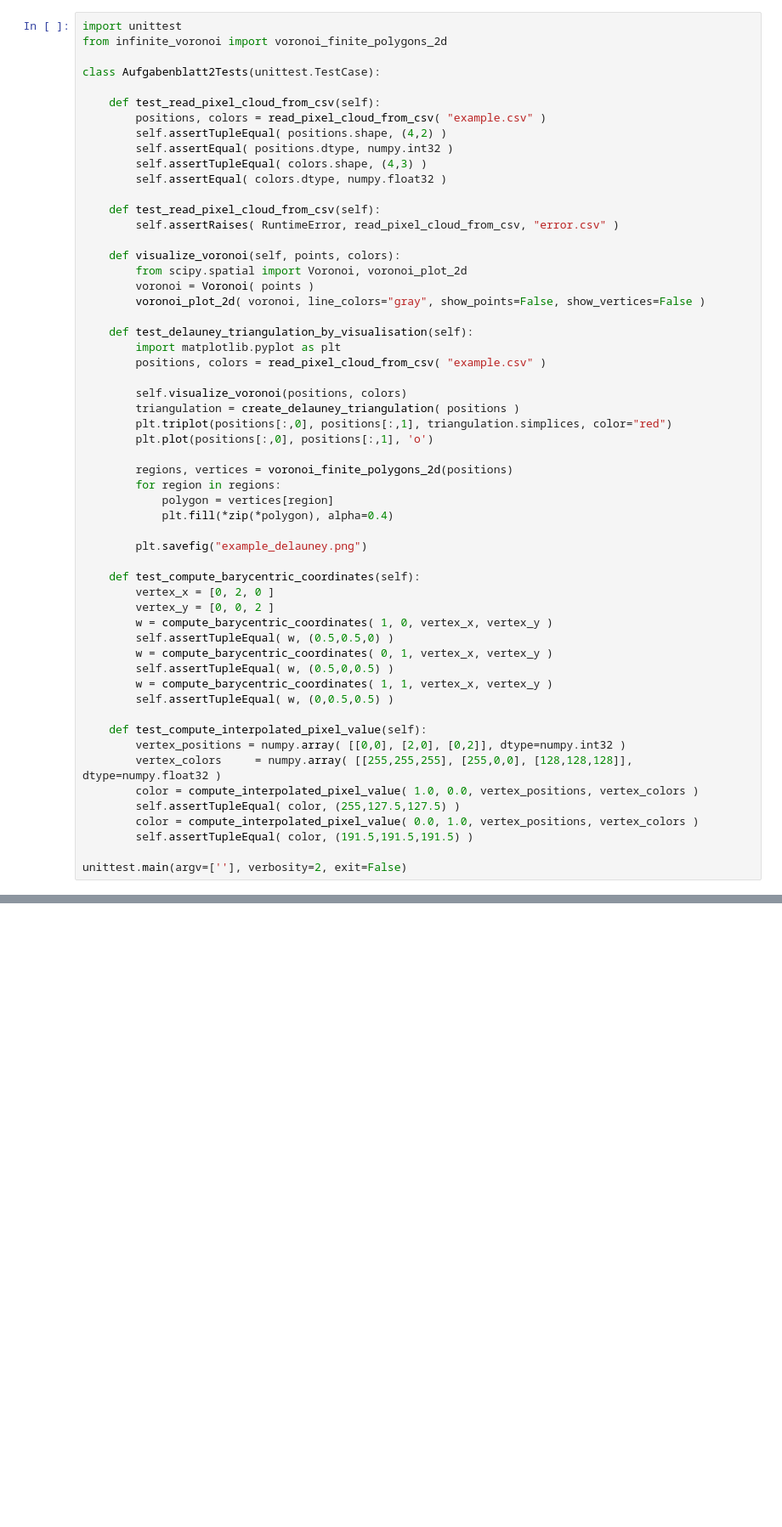
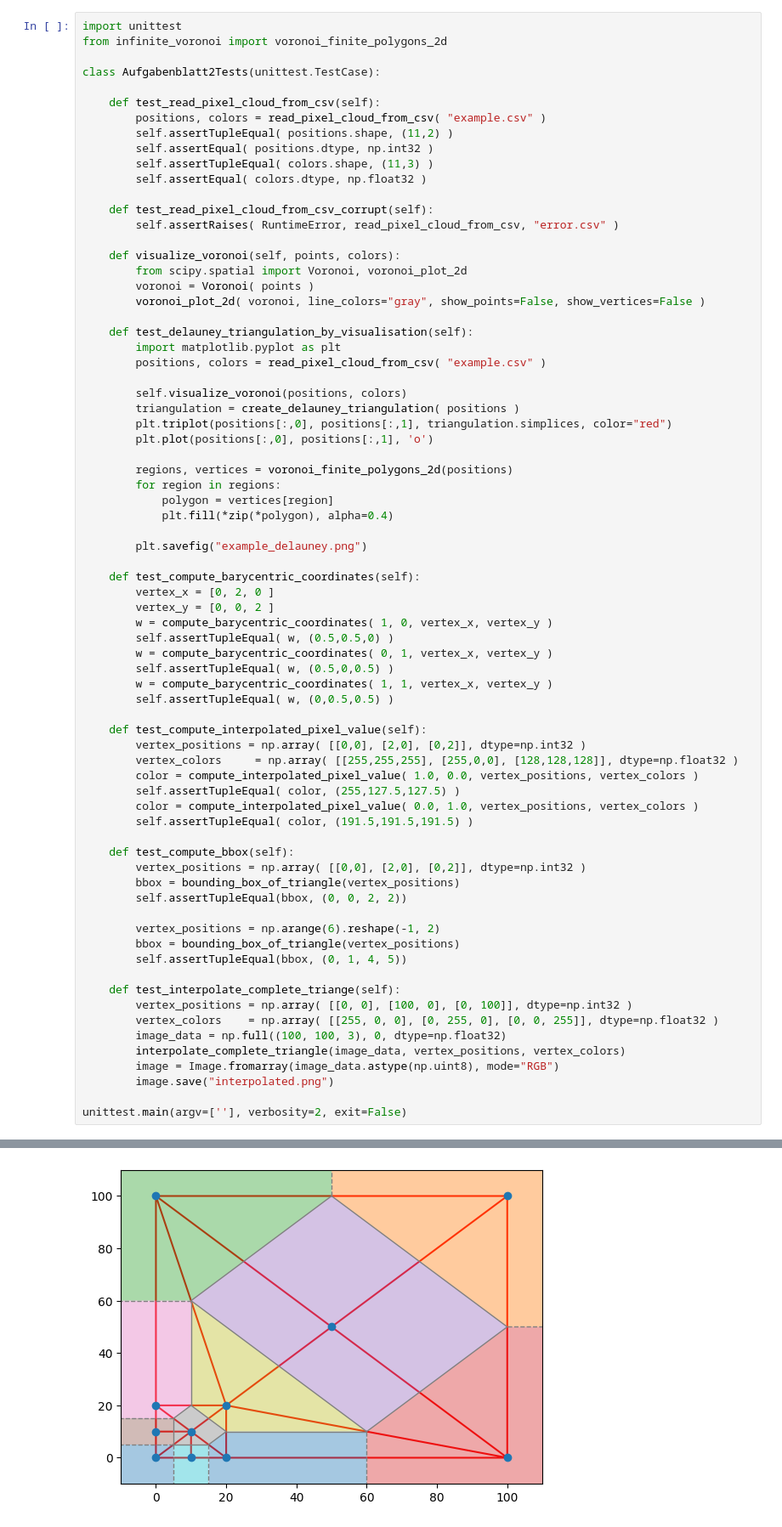
Before and after one commit to matthias-p/inpainting_ss2024_Pijarowski_Matthias, a Jupyter notebook: exercise_02/source_code/natural_neightbor_interpolation.ipynb, the cells around one changed output, grey strips where cells are left out. Shown: that part at 85% size. Cells and saved outputs as stored; diff of their text form; blank space fills up the shorter version.

```diff
--- a/exercise_02/source_code/natural_neightbor_interpolation.ipynb
+++ b/exercise_02/source_code/natural_neightbor_interpolation.ipynb
@@ -75,12 +101,12 @@ class Aufgabenblatt2Tests(unittest.TestCase):
 
     def test_read_pixel_cloud_from_csv(self):
         positions, colors = read_pixel_cloud_from_csv( "example.csv" )
-        self.assertTupleEqual( positions.shape, (4,2) )
-        self.assertEqual( positions.dtype, numpy.int32 )
-        self.assertTupleEqual( colors.shape, (4,3) )
-        self.assertEqual( colors.dtype, numpy.float32 )
+        self.assertTupleEqual( positions.shape, (11,2) )
+        self.assertEqual( positions.dtype, np.int32 )
+        self.assertTupleEqual( colors.shape, (11,3) )
+        self.assertEqual( colors.dtype, np.float32 )
 
-    def test_read_pixel_cloud_from_csv(self):
+    def test_read_pixel_cloud_from_csv_corrupt(self):
         self.assertRaises( RuntimeError, read_pixel_cloud_from_csv, "error.csv" )
 
     def visualize_voronoi(self, points, colors):
@@ -115,11 +141,29 @@ class Aufgabenblatt2Tests(unittest.TestCase):
         self.assertTupleEqual( w, (0,0.5,0.5) )
 
     def test_compute_interpolated_pixel_value(self):
-        vertex_positions = numpy.array( [[0,0], [2,0], [0,2]], dtype=numpy.int32 )
-        vertex_colors     = numpy.array( [[255,255,255], [255,0,0], [128,128,128]], dtype=numpy.float32 )
+        vertex_positions = np.array( [[0,0], [2,0], [0,2]], dtype=np.int32 )
+        vertex_colors     = np.array( [[255,255,255], [255,0,0], [128,128,128]], dtype=np.float32 )
         color = compute_interpolated_pixel_value( 1.0, 0.0, vertex_positions, vertex_colors )
         self.assertTupleEqual( color, (255,127.5,127.5) )
         color = compute_interpolated_pixel_value( 0.0, 1.0, vertex_positions, vertex_colors )
         self.assertTupleEqual( color, (191.5,191.5,191.5) )
 
+    def test_compute_bbox(self):
+        vertex_positions = np.array( [[0,0], [2,0], [0,2]], dtype=np.int32 )
+        bbox = bounding_box_of_triangle(vertex_positions)
+        self.assertTupleEqual(bbox, (0, 0, 2, 2))
+
+        vertex_positions = np.arange(6).reshape(-1, 2)
+        bbox = bounding_box_of_triangle(vertex_positions)
+        self.assertTupleEqual(bbox, (0, 1, 4, 5))
+
+    def test_interpolate_complete_triange(self):
+        vertex_positions = np.array( [[0, 0], [100, 0], [0, 100]], dtype=np.int32 )
+        vertex_colors    = np.array( [[255, 0, 0], [0, 255, 0], [0, 0, 255]], dtype=np.float32 )
+        image_data = np.full((100, 100, 3), 0, dtype=np.float32)
+        interpolate_complete_triangle(image_data, vertex_positions, vertex_colors)
+        image = Image.fromarray(image_data.astype(np.uint8), mode="RGB")
+        image.save("interpolated.png")
+
 unittest.main(argv=[''], verbosity=2, exit=False)
+# %% [output]
@@ -125,0 +185 @@ unittest.main(argv=[''], verbosity=2, exit=False)
+[figure, added]
```
Also changed, not shown: parts of 2 cells of this notebook, 6 other files.
